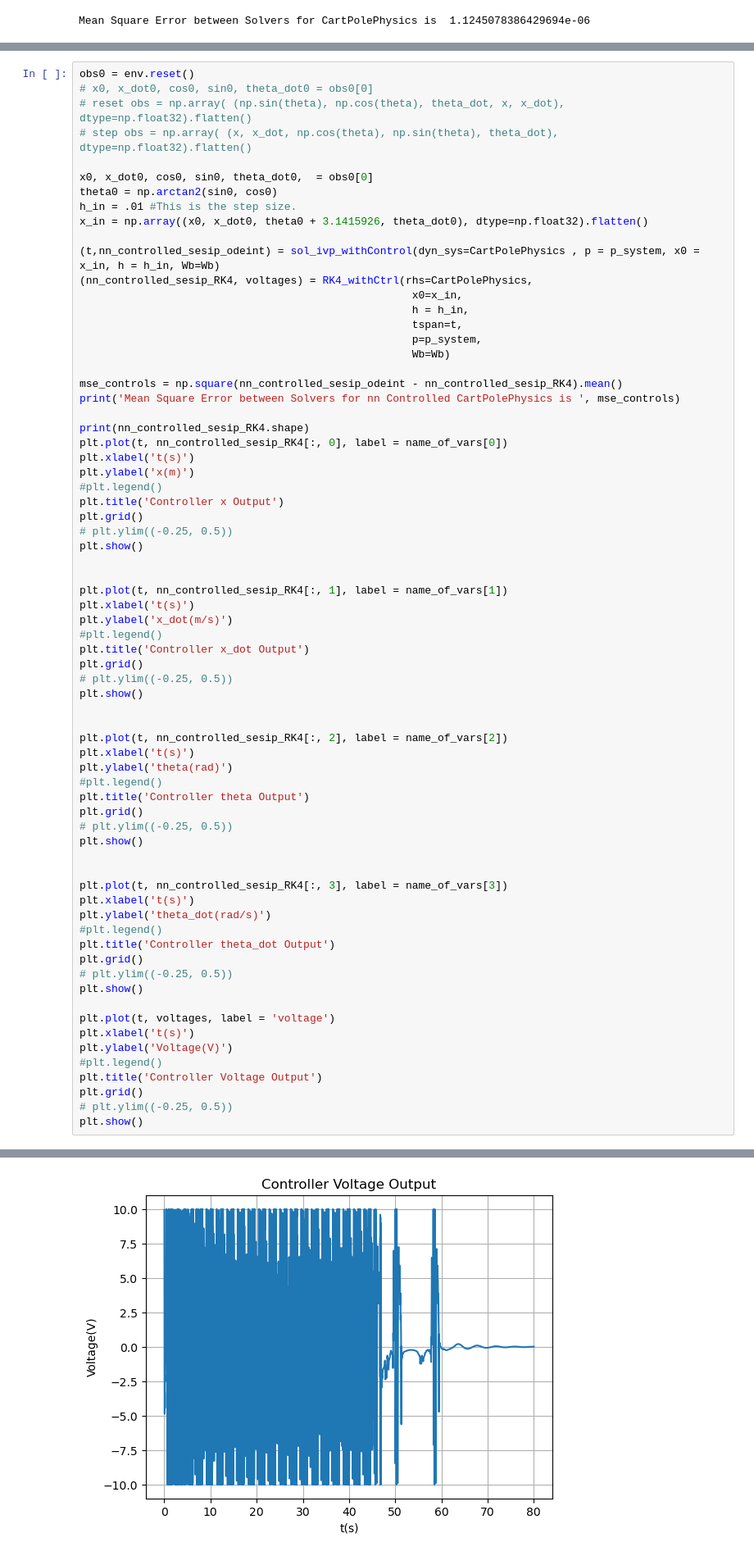
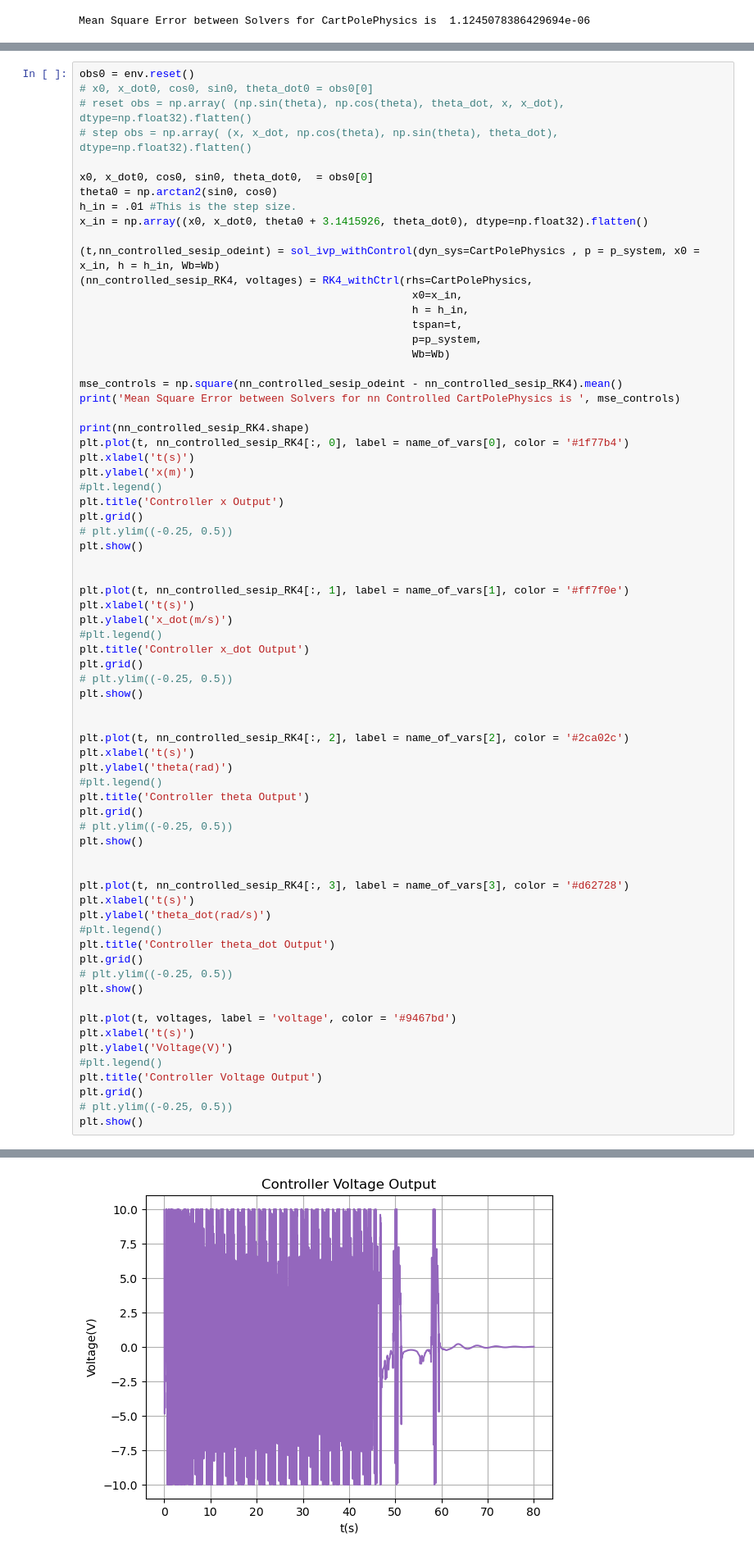
Before and after one commit to Sanchez-Jupiter/GEARS, a Jupyter notebook: Copy_of_save_baseline_result.ipynb, the cells around one changed output, grey strips where cells are left out. Shown at 82% size. Cells and saved outputs as stored; diff of their text form.

```diff
--- a/Copy_of_save_baseline_result.ipynb
+++ b/Copy_of_save_baseline_result.ipynb
@@ -444,7 +444,7 @@ mse_controls = np.square(nn_controlled_sesip_odeint - nn_controlled_sesip_RK4).m
 print('Mean Square Error between Solvers for nn Controlled CartPolePhysics is ', mse_controls)
 
 print(nn_controlled_sesip_RK4.shape)
-plt.plot(t, nn_controlled_sesip_RK4[:, 0], label = name_of_vars[0])
+plt.plot(t, nn_controlled_sesip_RK4[:, 0], label = name_of_vars[0], color = '#1f77b4')
 plt.xlabel('t(s)')
 plt.ylabel('x(m)')
 #plt.legend()
@@ -454,7 +454,7 @@ plt.grid()
 plt.show()
 
 
-plt.plot(t, nn_controlled_sesip_RK4[:, 1], label = name_of_vars[1])
+plt.plot(t, nn_controlled_sesip_RK4[:, 1], label = name_of_vars[1], color = '#ff7f0e')
 plt.xlabel('t(s)')
 plt.ylabel('x_dot(m/s)')
 #plt.legend()
@@ -464,7 +464,7 @@ plt.grid()
 plt.show()
 
 
-plt.plot(t, nn_controlled_sesip_RK4[:, 2], label = name_of_vars[2])
+plt.plot(t, nn_controlled_sesip_RK4[:, 2], label = name_of_vars[2], color = '#2ca02c')
 plt.xlabel('t(s)')
 plt.ylabel('theta(rad)')
 #plt.legend()
@@ -474,7 +474,7 @@ plt.grid()
 plt.show()
 
 
-plt.plot(t, nn_controlled_sesip_RK4[:, 3], label = name_of_vars[3])
+plt.plot(t, nn_controlled_sesip_RK4[:, 3], label = name_of_vars[3], color = '#d62728')
 plt.xlabel('t(s)')
 plt.ylabel('theta_dot(rad/s)')
 #plt.legend()
@@ -483,7 +483,7 @@ plt.grid()
 # plt.ylim((-0.25, 0.5))
 plt.show()
 
-plt.plot(t, voltages, label = 'voltage')
+plt.plot(t, voltages, label = 'voltage', color = '#9467bd')
 plt.xlabel('t(s)')
 plt.ylabel('Voltage(V)')
 #plt.legend()
@@ -503 +503 @@ Mean Square Error between Solvers for nn Controlled CartPolePhysics is  9.330068
-[figure, old version]
+[figure, new version]
```
Also changed, not shown: parts of 1 cell of this notebook, 5 other files.
